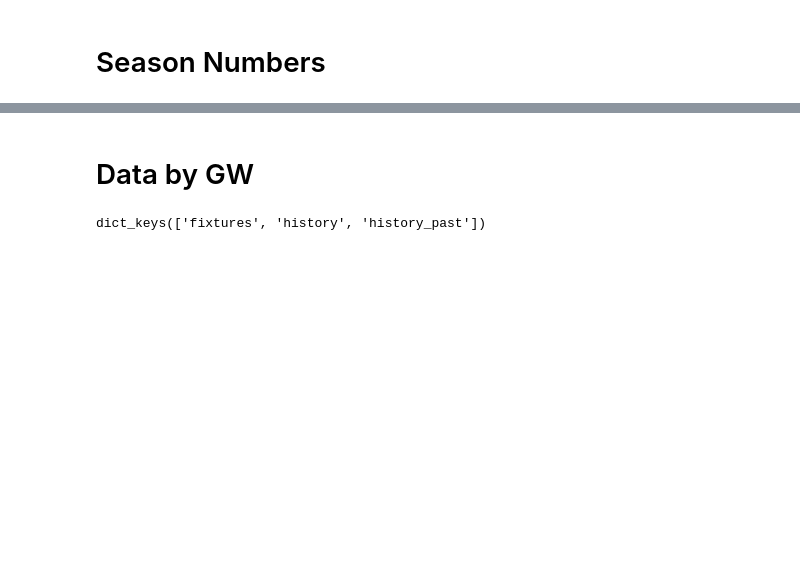
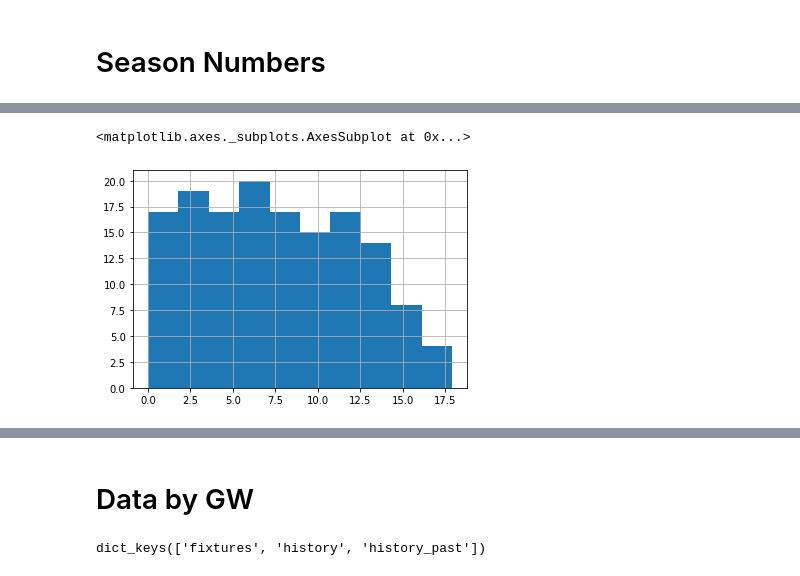
Before and after one commit to tryggviskarp/FPL, a Jupyter notebook: FPLdutl.ipynb, the cells around one changed output, grey strips where cells are left out. Cells and saved outputs as stored; diff of their text form; code cells hidden in the pictures; blank space fills up the shorter version.

Commit message:
clean and comment nb

```diff
--- a/FPLdutl.ipynb
+++ b/FPLdutl.ipynb
@@ -280,0 +42,13 @@ fwd_df.sort_values('value',ascending=False).head(10)
+# %%
+# we select the following columns to our "slim" df, more can be added
+slim_elements_df = elements_df[['web_name','team','element_type','selected_by_percent','now_cost','minutes','goals_scored','assists','bps','clean_sheets','transfers_in','transfers_out','transfers_in_event','transfers_out_event','value_season','value_form','form','total_points','direct_freekicks_order','penalties_order']]
+#change some category numbers to more descriptive vars, change back before forecasting
+slim_elements_df['position'] = slim_elements_df.element_type.map(elements_types_df.set_index('id').singular_name_short)
+slim_elements_df['team'] = slim_elements_df.team.map(teams_df.set_index('id').short_name)
+#some numbers are not floats but objects
+slim_elements_df['ptPerMil'] = slim_elements_df.value_season.astype(float)
+slim_elements_df['formPerMil'] = slim_elements_df.value_form.astype(float)
+slim_elements_df['form'] = slim_elements_df.form.astype(float)
+slim_elements_df['ptPerMil'] = slim_elements_df.value_season.astype(float)
+slim_elements_df = slim_elements_df.drop(["element_type","value_season","value_form"],axis=1) #more descriptive names used
+slim_elements_df.head()
@@ -280,0 +62,7 @@ fwd_df.sort_values('value',ascending=False).head(10)
+# %%
+#net transfers should be good enough, if needed at all
+slim_elements_df['net_transfers'] = slim_elements_df['transfers_in'] - slim_elements_df['transfers_out']
+slim_elements_df['net_transfers_event'] = slim_elements_df['transfers_in_event'] - slim_elements_df['transfers_out_event']
+slim_elements_df = slim_elements_df.drop(["transfers_in","transfers_out","transfers_in_event","transfers_out_event"],axis=1)
+
+slim_elements_df.head()
@@ -280,0 +76,3 @@ fwd_df.sort_values('value',ascending=False).head(10)
+# %%
+#lets drop all players that have not yet played 2 games (=180 minutes)
+slim_elements_df = slim_elements_df.loc[slim_elements_df.minutes > 180]
@@ -280,0 +154,5 @@ fwd_df.sort_values('value',ascending=False).head(10)
+# %%
+fwd_df = slim_elements_df.loc[slim_elements_df.position == 'FWD']
+mid_df = slim_elements_df.loc[slim_elements_df.position == 'MID']
+def_df = slim_elements_df.loc[slim_elements_df.position == 'DEF']
+goal_df = slim_elements_df.loc[slim_elements_df.position == 'GKP']
@@ -280,0 +177,5 @@ fwd_df.sort_values('value',ascending=False).head(10)
+# %%
+def_df.ptPerMil.hist()
+# %% [output]
+<matplotlib.axes._subplots.AxesSubplot at 0x...>
+[figure, added]
```
Also changed, not shown: parts of 55 cells of this notebook.
